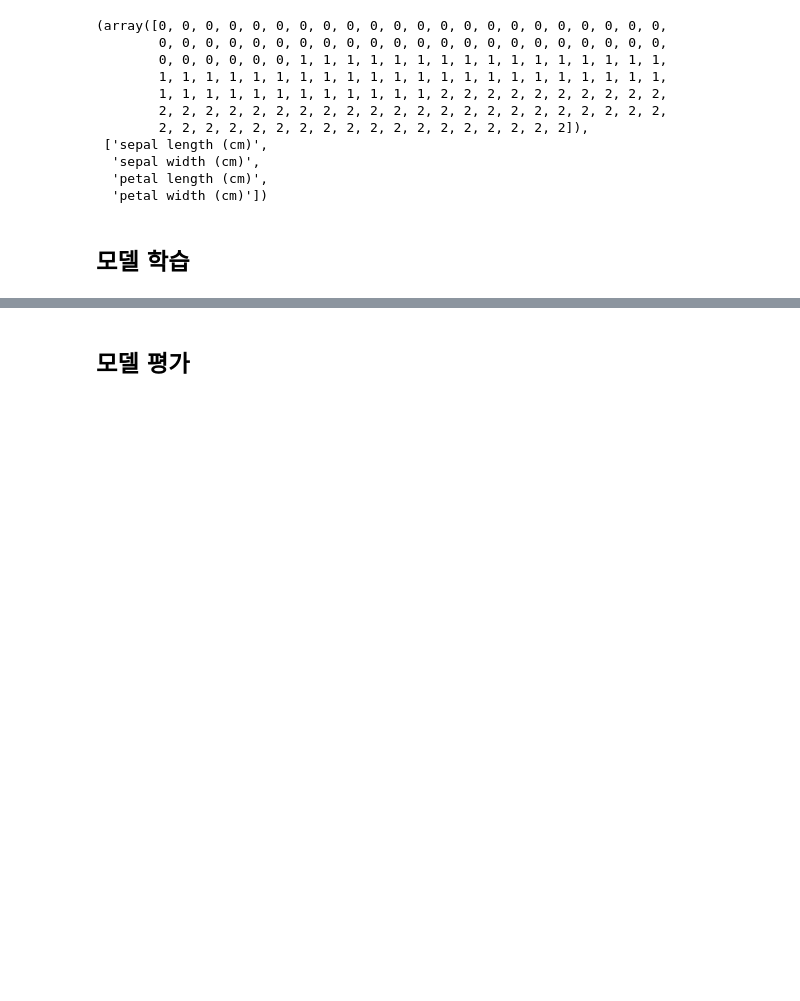
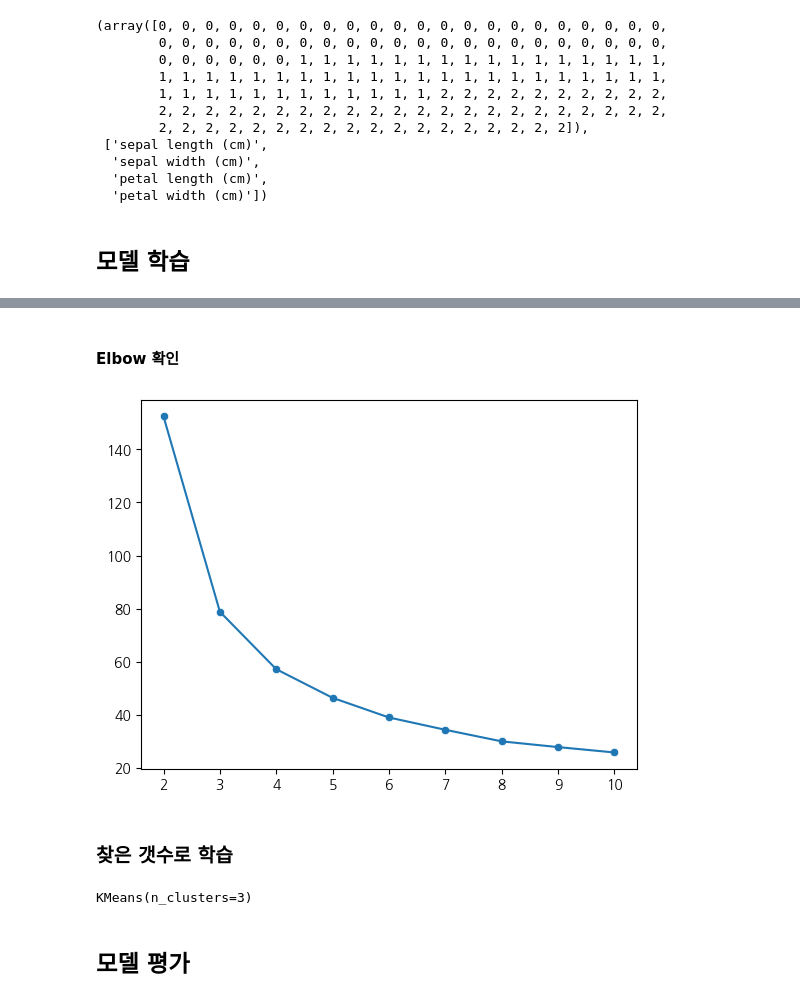
Before and after one commit to Huey-fitpet/study_machinelearnings, a Jupyter notebook: codes/Clustering/01.KMeans_iris.ipynb, the cells around one changed output, grey strips where cells are left out. Drawn from its saved outputs; the diff is of its cells as text; code cells hidden in the pictures; blank space fills up the shorter version.

```diff
--- a/codes/Clustering/01.KMeans_iris.ipynb
+++ b/codes/Clustering/01.KMeans_iris.ipynb
@@ -88,0 +86,12 @@ model_kmeans.fit()
+# %%
+from sklearn.cluster import KMeans
+
+# cluster_loop_list = [2,3,4,5,6,7,8,9,10]
+category_num = 3
+result_list = []
+for num in range(2,11):
+    model_number = KMeans(n_clusters=num, n_init=10)
+    model_number.fit(X=features)
+    result_list.append(model_number.inertia_)
+
+result_list
@@ -89,2 +108,19 @@ model_kmeans.fit()
+# %% [markdown]
+#### Elbow 확인
+# %%
+sns.scatterplot(x=range(2,11), y=result_list)
+sns.lineplot(x=range(2,11), y=result_list)
+plt.show()
+# 3에서 가장 많이 꺽임
+# %% [output]
+[figure, added]
+# %% [markdown]
+### 찾은 갯수로 학습
+# %%
+# 중앙점 갯수 (카테고리 갯수) 지정
+model_kmeans = KMeans(n_clusters=category_num)
+model_kmeans.fit(X=features)
+# %% [output]
+KMeans(n_clusters=3)
 # %% [markdown]
 ## 모델 평가
```
Also changed, not shown: parts of 8 cells of this notebook, 5 other files.
